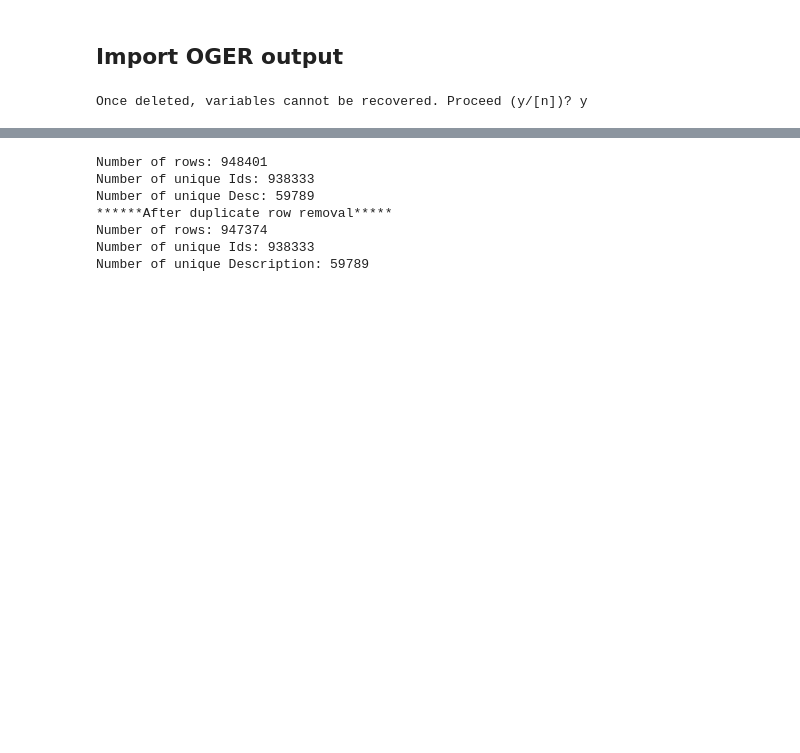
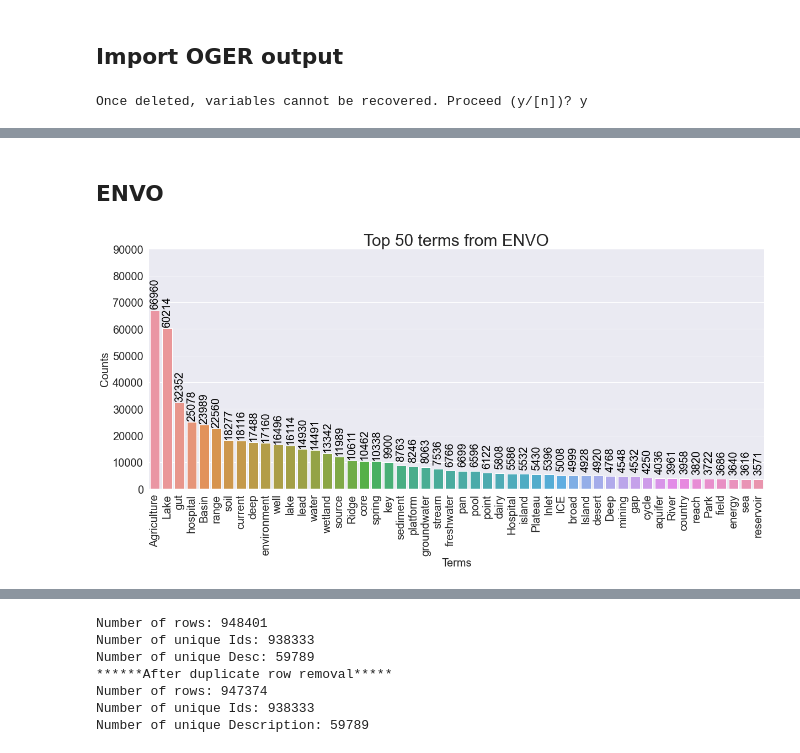
Before and after one commit to INCATools/biosample-analysis, a Jupyter notebook: src/notebooks/OGER-PostprocessingSandbox.ipynb, the cells around one changed output, grey strips where cells are left out. Drawn from its saved outputs; the diff is of its cells as text; code cells hidden in the pictures; blank space fills up the shorter version.

```diff
--- a/src/notebooks/OGER-PostprocessingSandbox.ipynb
+++ b/src/notebooks/OGER-PostprocessingSandbox.ipynb
@@ -33,0 +85,7 @@ Total number of rows:  2386121
+# %% [markdown]
+## ENVO
+# %%
+nlpEnvoAx = drawPlot('ENVO')
+annotatePlot(nlpEnvoAx, 90000, 90, 30)
+# %% [output]
+[figure, added]
```
Also changed, not shown: parts of 34 cells of this notebook.
